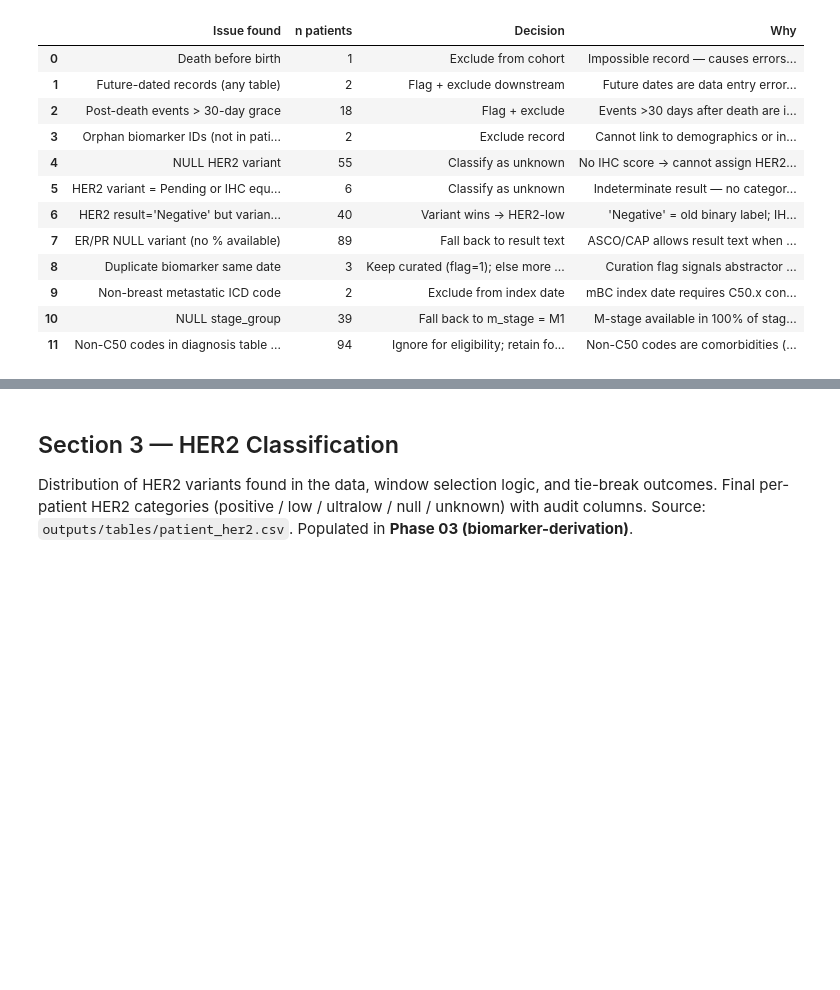
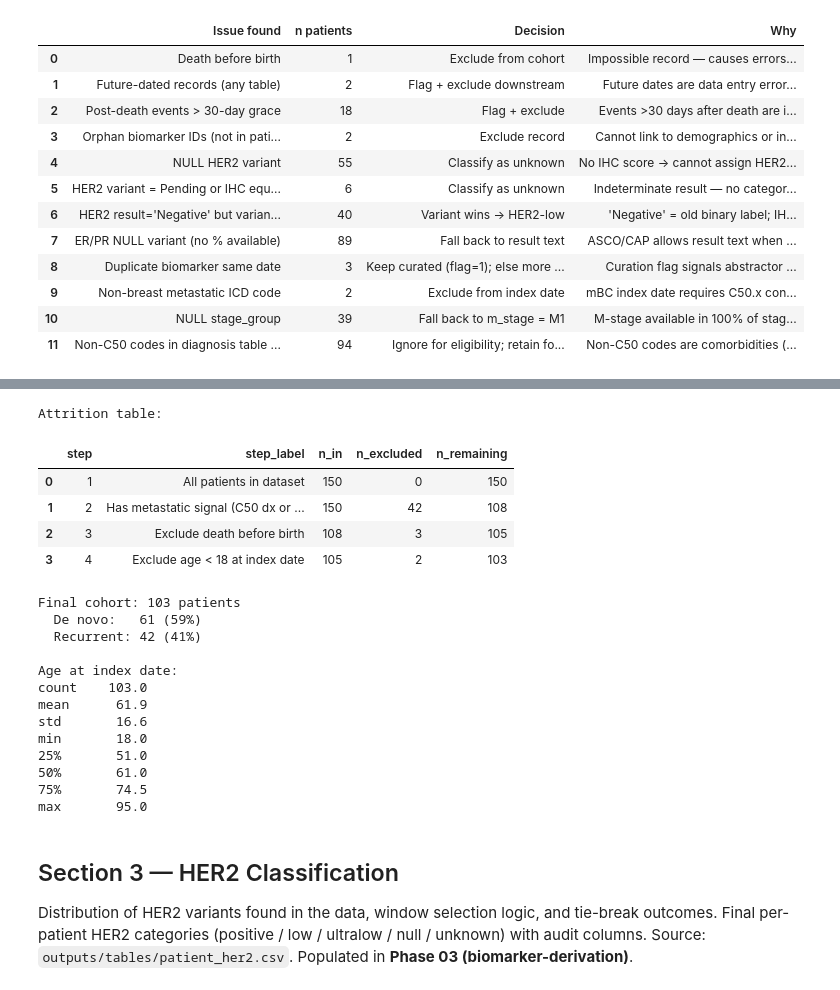
Before and after one commit to Dr-Data-Azam/oncology-rwd-her2-mbc-enhertu-uptake-analysis, a Jupyter notebook: notebooks/analysis.ipynb, the cells around one changed output, grey strips where cells are left out. Cells and saved outputs as stored; diff of their text form; code cells hidden in the pictures; blank space fills up the shorter version.

```diff
--- a/notebooks/analysis.ipynb
+++ b/notebooks/analysis.ipynb
@@ -209,8 +220,40 @@ Populated in **Phase 02 (cohort-index-date)**.
 # %%
-# Phase 02 will populate this section
-# from her2rwd.cohort import build_cohort
-# cohort, attrition = build_cohort(con, cfg)
-# display(attrition)
+from her2rwd.cohort import build_cohort
+
+cohort, attrition = build_cohort(con, cfg)
+
+print("Attrition table:")
+display(attrition)
+
+n_total     = int(attrition.iloc[-1]["n_remaining"])
+n_de_novo   = int((cohort["disease_type"] == "de_novo").sum())
+n_recurrent = int((cohort["disease_type"] == "recurrent").sum())
+
+print(f"\nFinal cohort: {n_total} patients")
+print(f"  De novo:   {n_de_novo} ({n_de_novo/n_total*100:.0f}%)")
+print(f"  Recurrent: {n_recurrent} ({n_recurrent/n_total*100:.0f}%)")
+print(f"\nAge at index date:")
+print(cohort["age_at_index"].describe().round(1).to_string())
+# %% [output]
+Attrition table:
+|  | step | step_label | n_in | n_excluded | n_remaining |
+| 0 | 1 | All patients in dataset | 150 | 0 | 150 |
+| 1 | 2 | Has metastatic signal (C50 dx or ... | 150 | 42 | 108 |
+| 2 | 3 | Exclude death before birth | 108 | 3 | 105 |
+| 3 | 4 | Exclude age < 18 at index date | 105 | 2 | 103 |
+Final cohort: 103 patients
+  De novo:   61 (59%)
+  Recurrent: 42 (41%)
+
+Age at index date:
+count    103.0
+mean      61.9
+std       16.6
+min       18.0
+25%       51.0
+50%       61.0
+75%       74.5
+max       95.0
 # %% [markdown]
 ## Section 3 — HER2 Classification
 
```
Also changed, not shown: parts of 2 cells of this notebook, 8 other files.
